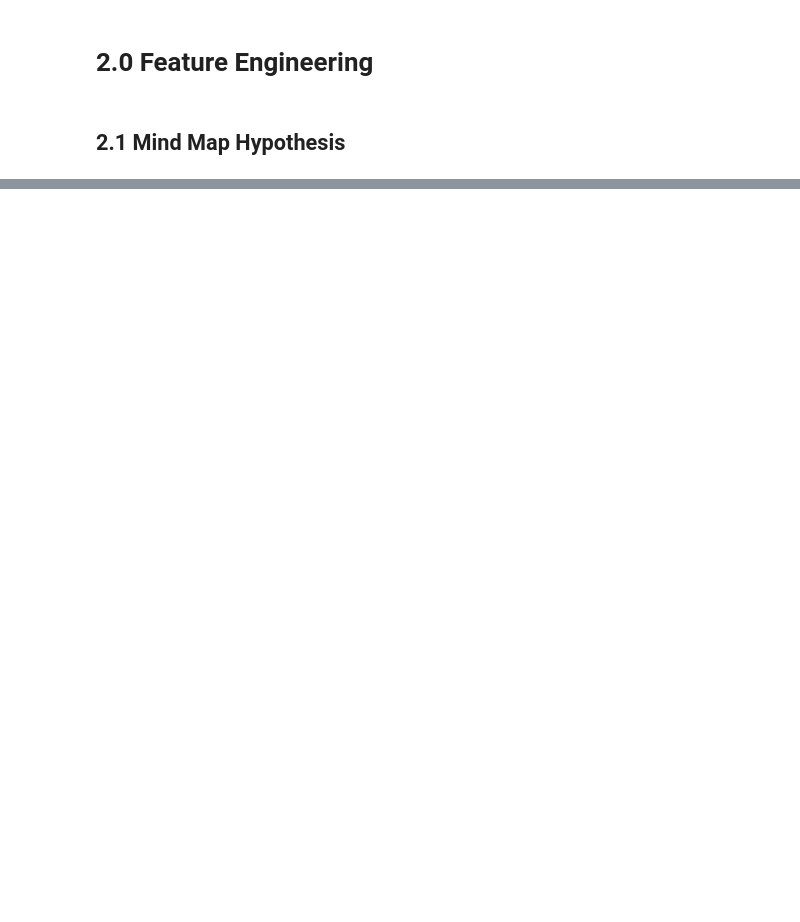
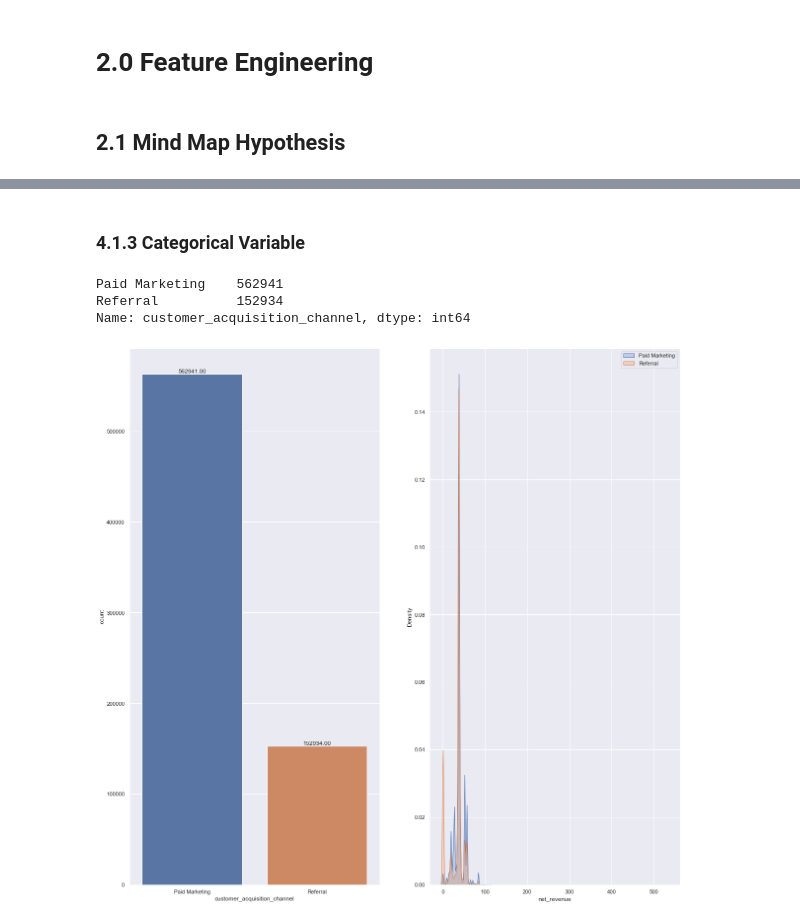
Before and after one commit to KaissonFerreira/forecast_net_revenue, a Jupyter notebook: notebooks/1.0_kf_eda.ipynb, the cells around one changed output, grey strips where cells are left out. Drawn from its saved outputs; the diff is of its cells as text; code cells hidden in the pictures; blank space fills up the shorter version.

```diff
--- a/notebooks/1.0_kf_eda.ipynb
+++ b/notebooks/1.0_kf_eda.ipynb
@@ -231,0 +316,38 @@ df2 = df1.copy()
+# %% [markdown]
+### 4.1.3 Categorical Variable
+# %%
+cat_attributes['customer_acquisition_channel'].value_counts()
+# %% [output]
+Paid Marketing    562941
+Referral          152934
+Name: customer_acquisition_channel, dtype: int64
+# %%
+# Criar um grid com subplot
+plt.figure(figsize=[20,20])
+# State_holiday
+plt.subplot(1,2,1)
+a = df4.copy()
+ax = sns.countplot(a['customer_acquisition_channel'])
+for p in ax.patches:
+    ax.annotate(format(p.get_height(), '.2f'),
+                (p.get_x() + p.get_width() / 2, p.get_height()),
+                ha = 'center',
+                va = 'baseline',
+                xytext = (0,2),
+                textcoords = 'offset points')
+
+
+plt.subplot(1,2,2)
+sns.kdeplot(df4[df4['customer_acquisition_channel'] == 'Paid Marketing']['net_revenue'],
+            label = 'Paid Marketing', # Nome da linha
+            shade = True, # Deixar mais transparente
+            legend= True)
+
+sns.kdeplot(df4[df4['customer_acquisition_channel'] == 'Referral']['net_revenue'],
+            label = 'Referral', # Nome da linha
+            shade = True, # Deixar mais transparente
+            legend= True)
+
+plt.legend();
+# %% [output]
+[figure, added]
```
Also changed, not shown: parts of 36 cells of this notebook.
